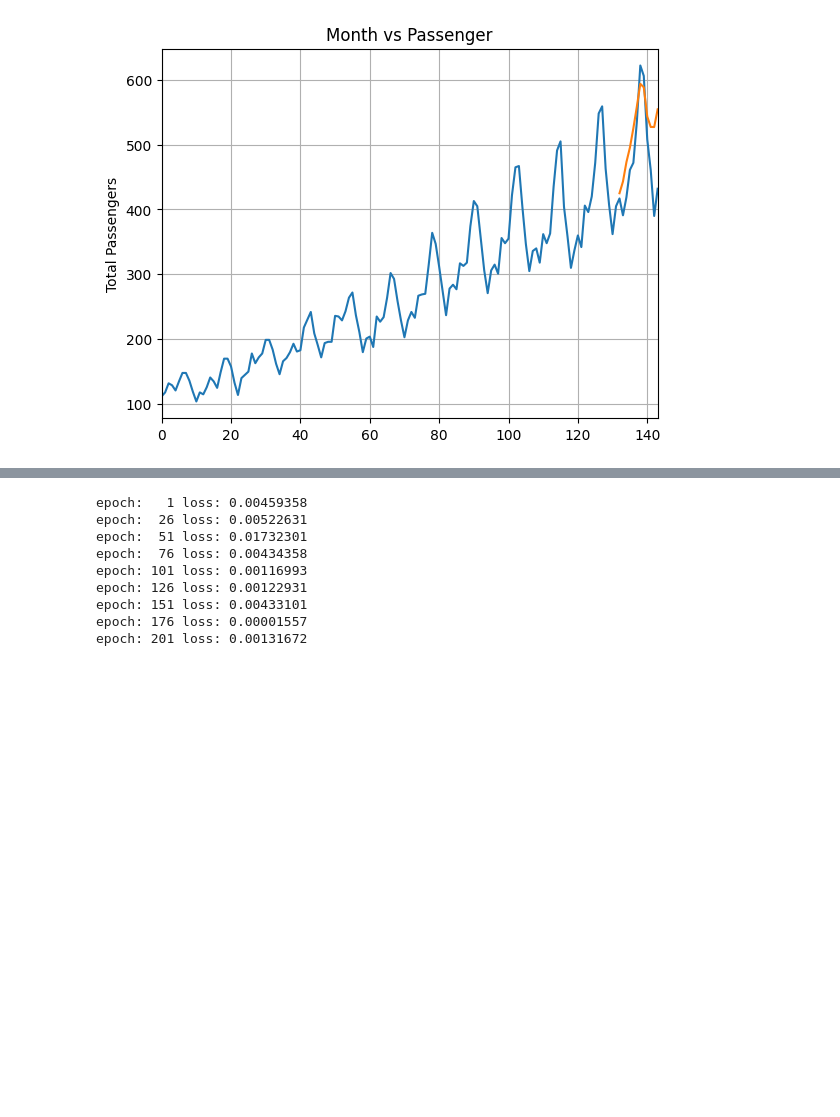
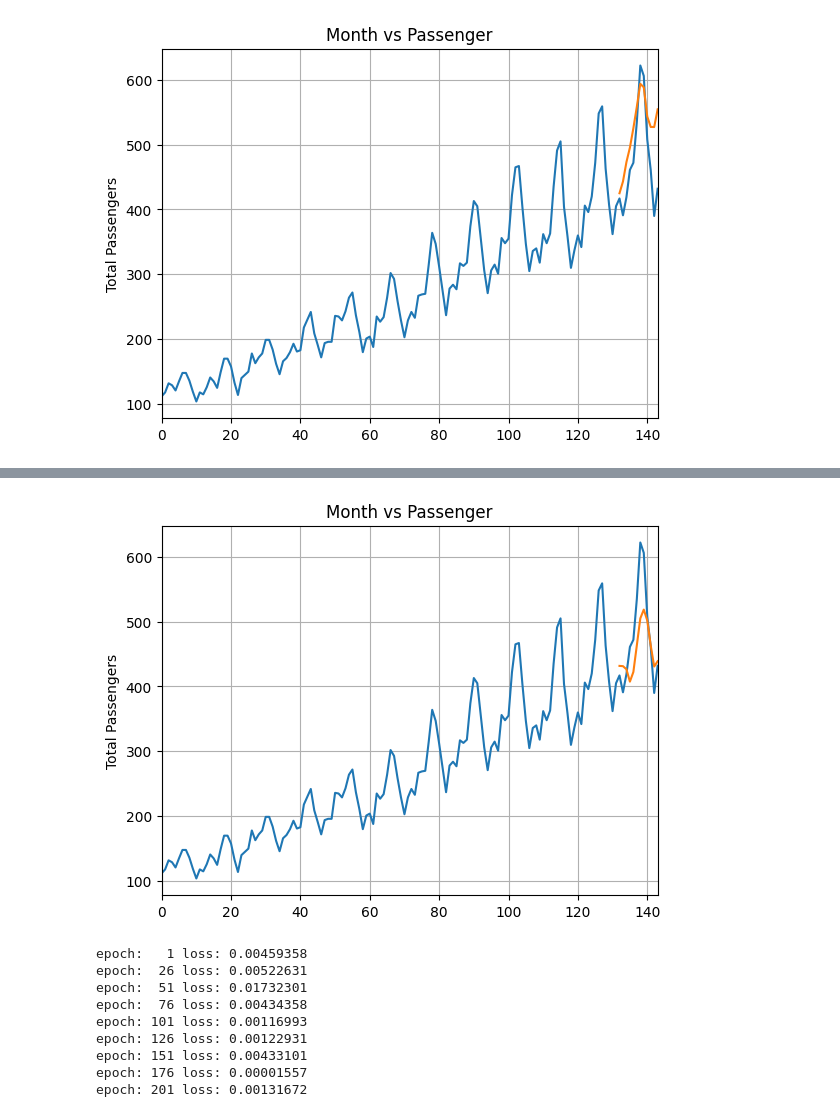
Before and after one commit to Ale080801/MLSA, a Jupyter notebook: AA20252026/notebooks/Lecture_4_Deep_Learning_RNN.ipynb, the cells around one changed output, grey strips where cells are left out. Cells and saved outputs as stored; diff of their text form; code cells hidden in the pictures; blank space fills up the shorter version.

```diff
--- a/AA20252026/notebooks/Lecture_4_Deep_Learning_RNN.ipynb
+++ b/AA20252026/notebooks/Lecture_4_Deep_Learning_RNN.ipynb
@@ -1179,0 +1274,75 @@ plt.show()
+# %%
+class ts_RNN(nn.Module):
+    def __init__(self, n_features=1, hidden_dim=132, n_outputs=1):
+        super(ts_RNN, self).__init__()
+        self.hidden_dim = hidden_dim
+        self.n_features = n_features
+        self.n_outputs = n_outputs
+        self.hidden = None
+        # Simple RNN
+        self.basic_rnn = nn.RNN(self.n_features, self.hidden_dim, batch_first=True)
+        # Classifier to produce as many logits as outputs
+        self.classifier = nn.Linear(self.hidden_dim, self.n_outputs)
+
+    def forward(self, X):
+        # X is batch first (N, L, F)
+        # output is (N, L, H)
+        # final hidden state is (1, N, H)
+        batch_first_output, self.hidden = self.basic_rnn(X)
+
+        # only last item in sequence (N, 1, H)
+        last_output = batch_first_output[:, -1]
+        # classifier will output (N, 1, n_outputs)
+        out = self.classifier(last_output)
+
+        # final output is (N, n_outputs)
+        return out.view(-1, self.n_outputs)
+torch.manual_seed(21)
+model = ts_RNN()
+loss_function = nn.MSELoss()
+optimizer = torch.optim.Adam(model.parameters(), lr=0.001)
+epochs = 50
+
+for i in range(epochs):
+    for seq, labels in train_inout_seq:
+        optimizer.zero_grad()
+        # model.hidden_cell = (torch.zeros(1, 1, model.hidden_layer_size),
+        #                 torch.zeros(1, 1, model.hidden_layer_size))
+        # print(seq.shape)
+        seq = seq.reshape(1,-1,1)
+        labels = labels.reshape(1,1)
+        y_pred = model(seq)
+        labels = labels.reshape(1,1)
+        single_loss = loss_function(y_pred, labels)
+        single_loss.backward()
+        optimizer.step()
+
+    if i%25 == 1:
+        print(f'epoch: {i:3} loss: {single_loss.item():10.8f}')
+
+print(f'epoch: {i:3} loss: {single_loss.item():10.10f}')
+
+fut_pred = 12
+
+test_inputs = train_data_normalized[-train_window:].tolist()
+
+model.eval()
+
+for i in range(fut_pred):
+    seq = torch.FloatTensor(test_inputs[-train_window:])
+    with torch.no_grad():
+        seq = seq.reshape(1,-1,1)
+        test_inputs.append(model(seq).item())
+test_inputs[fut_pred:]
+actual_predictions = scaler.inverse_transform(np.array(test_inputs[train_window:] ).reshape(-1, 1))
+print(actual_predictions)
+x = np.arange(132, 144, 1)
+print(x)
+plt.title('Month vs Passenger')
+plt.ylabel('Total Passengers')
+plt.grid(True)
+plt.autoscale(axis='x', tight=True)
+plt.plot(flight_data['passengers'])
+plt.plot(x,actual_predictions)
+plt.show()
+# %% [output]
@@ -1180,3 +1365,4 @@ plt.show()
+[figure, added]
 # %%
 
 class ts_GRU(nn.Module):
```
Also changed, not shown: parts of 4 cells of this notebook.
